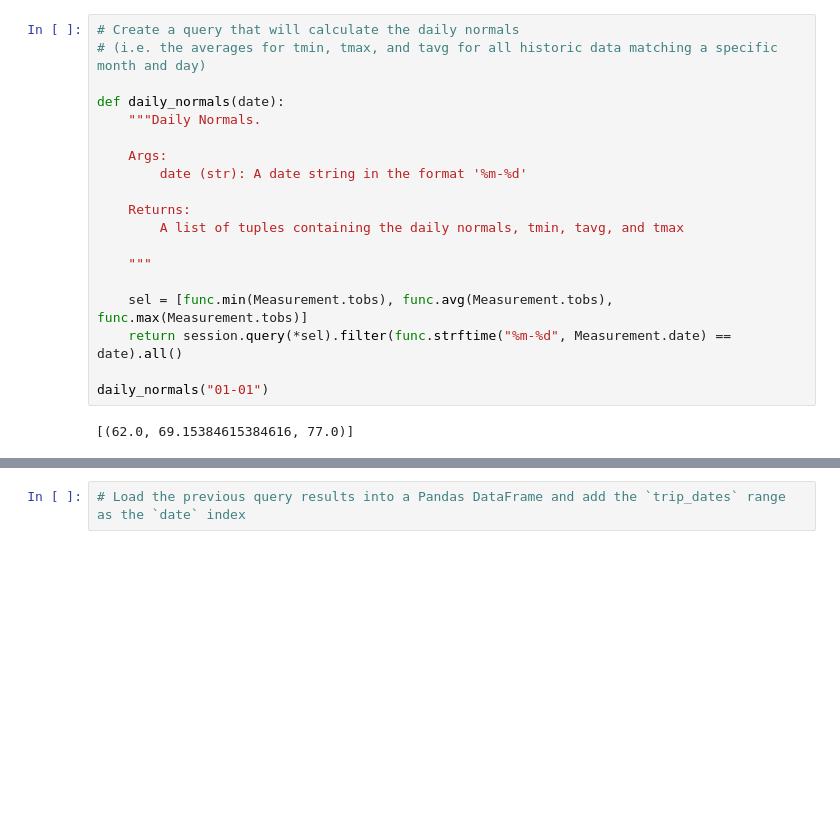
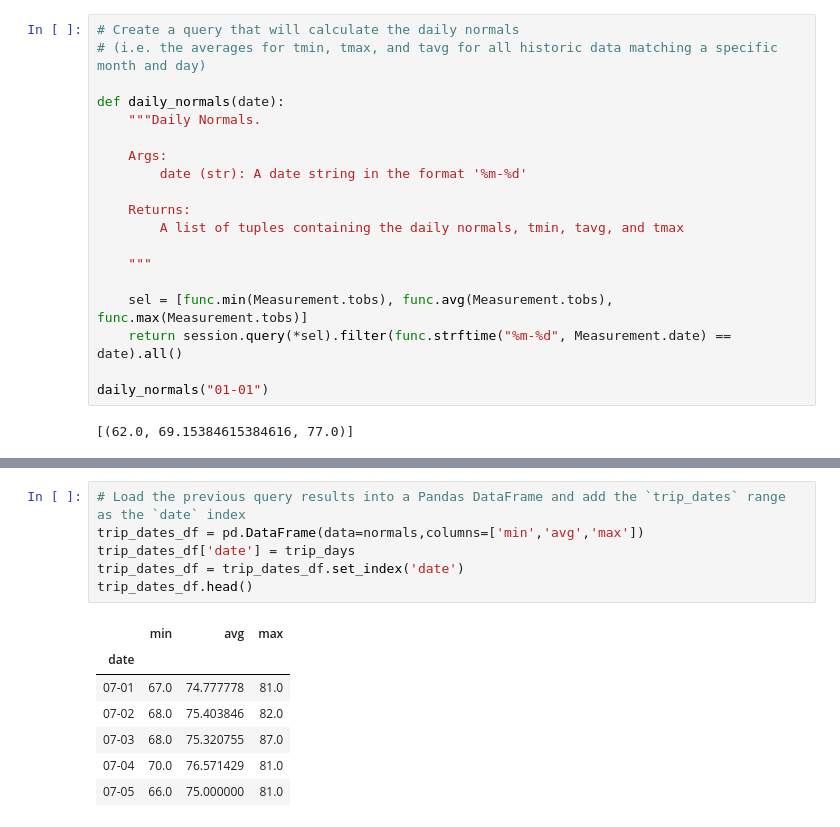
Before and after one commit to hal-pemulis/sqlalchemy-challenge, a Jupyter notebook: Code/climate_data.ipynb, the cells around one changed output, grey strips where cells are left out. Cells and saved outputs as stored; diff of their text form; blank space fills up the shorter version.

```diff
--- a/Code/climate_data.ipynb
+++ b/Code/climate_data.ipynb
@@ -307,4 +331,16 @@ daily_normals("01-01")
 # %%
 # Load the previous query results into a Pandas DataFrame and add the `trip_dates` range as the `date` index
+trip_dates_df = pd.DataFrame(data=normals,columns=['min','avg','max'])
+trip_dates_df['date'] = trip_days
+trip_dates_df = trip_dates_df.set_index('date')
+trip_dates_df.head()
+# %% [output]
+|  | min | avg | max |
+| date |  |  |  |
+| 07-01 | 67.0 | 74.777778 | 81.0 |
+| 07-02 | 68.0 | 75.403846 | 82.0 |
+| 07-03 | 68.0 | 75.320755 | 87.0 |
+| 07-04 | 70.0 | 76.571429 | 81.0 |
+| 07-05 | 66.0 | 75.000000 | 81.0 |
 # %%
 # Plot the daily normals as an area plot with `stacked=False`
```
Also changed, not shown: parts of 12 cells of this notebook.
